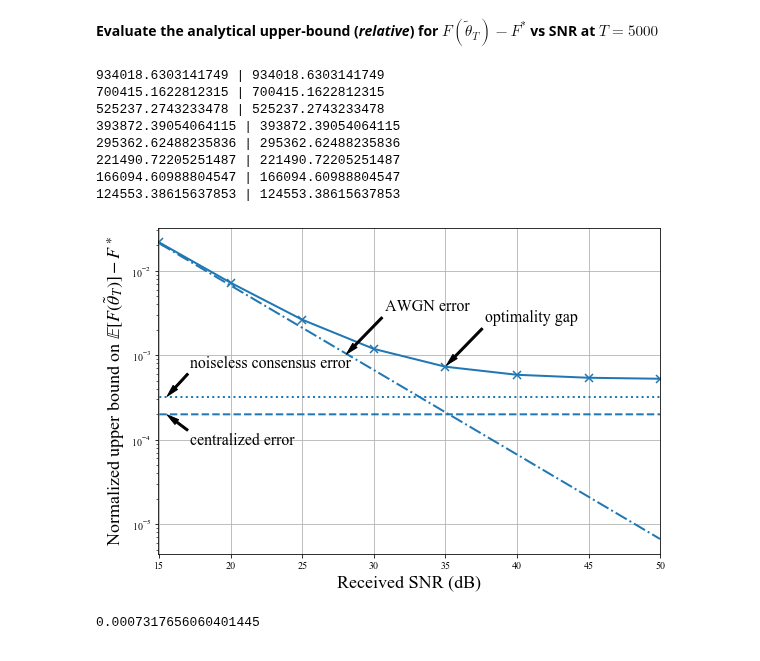
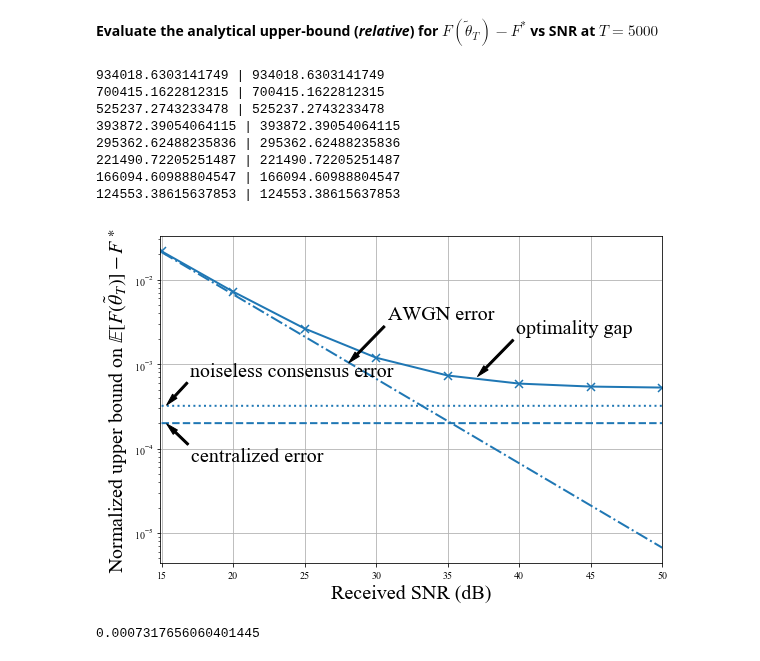
Before and after one commit to Fuzzy-Face/JSAC_FL, a Jupyter notebook: bounds_analog_v2.ipynb, the cells around one changed output. Drawn from its saved outputs; the diff is of its cells as text; code cells hidden in the pictures.

```diff
--- a/bounds_analog_v2.ipynb
+++ b/bounds_analog_v2.ipynb
@@ -297,45 +297,45 @@ plt.semilogy(15 + 10*np.log10(barP_array/barP_array[0]), og1_partI_array/og1_ini
 plt.semilogy(15 + 10*np.log10(barP_array/barP_array[0]), og1_partII_array/og1_ini_array, lw = 2.0, ls = ':', color = 'C0', label = r'consensus-error induced term')
 plt.semilogy(15 + 10*np.log10(barP_array/barP_array[0]), og1_partIII_array/og1_ini_array, lw = 2.0, ls = '-.', color = 'C0', label = r'AWGN induced term')
 
-plt.xlabel(r'Received SNR (dB)', fontsize = 18)
-plt.ylabel(r'Normalized upper bound on $\mathbb{E}[F(\tilde{\theta}_T)]-F^\ast$', fontsize = 18)
+plt.xlabel(r'Received SNR (dB)', fontsize = 20)
+plt.ylabel(r'Normalized upper bound on $\mathbb{E}[F(\tilde{\theta}_T)]-F^\ast$', fontsize = 20)
 # plt.title(r'$\lambda_2(L) = 8$')
 plt.xlim((14.9, 50))
 # plt.ylim((0, 0.02))
 plt.grid()
 
 # # Place legend for individual curves
 # plt.legend(loc = 'upper right', fontsize = 14)
 # Place marks using annotation
 _ = ax.annotate(r'optimality gap',
-            xy = (35, 0.00074), xycoords = 'data',
-            xytext = (40, 45), textcoords = 'offset points', fontsize = 16,
+            xy = (37, 0.00069), xycoords = 'data',
+            xytext = (40, 45), textcoords = 'offset points', fontsize = 20,
             arrowprops=dict(facecolor = 'black', width = 2, headwidth = 6, shrink = 0.03))
 _ = ax.annotate(r'noiseless consensus error',
-            xy = (15.5, 0.00032), xycoords = 'data',
-            xytext = (24, 30), textcoords = 'offset points', fontsize = 16,
+            xy = (15.3, 0.00032), xycoords = 'data',
+            xytext = (24, 30), textcoords = 'offset points', fontsize = 20,
             arrowprops=dict(facecolor = 'black', width = 2, headwidth = 6, shrink = 0.03))
 _ = ax.annotate(r'centralized error',
-            xy = (15.5, 0.0002), xycoords = 'data',
-            xytext = (24, -30), textcoords = 'offset points', fontsize = 16,
+            xy = (15.3, 0.0002), xycoords = 'data',
+            xytext = (25, -38), textcoords = 'offset points', fontsize = 20,
             arrowprops=dict(facecolor = 'black', width = 2, headwidth = 6, shrink = 0.03))
 _ = ax.annotate(r'AWGN error',
             xy = (28, 0.0010), xycoords = 'data',
-            xytext = (40, 45), textcoords = 'offset points', fontsize = 16,
+            xytext = (40, 45), textcoords = 'offset points', fontsize = 20,
             arrowprops=dict(facecolor = 'black', width = 2, headwidth = 6, shrink = 0.03))
 
 # plt.savefig('C:/Users/Helen/Documents/visiting_research@KCL/D2D_DSGD/XXX20-FL_over_D2D/eps/ana_ub_og_vs_SNR_large_T.eps',format='eps', dpi=600)
 plt.show()
 # %% [output]
 934018.6303141749 | 934018.6303141749
 700415.1622812315 | 700415.1622812315
 525237.2743233478 | 525237.2743233478
 393872.39054064115 | 393872.39054064115
 295362.62488235836 | 295362.62488235836
 221490.72205251487 | 221490.72205251487
 166094.60988804547 | 166094.60988804547
 124553.38615637853 | 124553.38615637853
-[figure, old version]
+[figure, new version]
 # %%
 (og1_array/og1_ini_array)[4]
 # %% [output]
```
Also changed, not shown: parts of 1 cell of this notebook, 5 other files.
